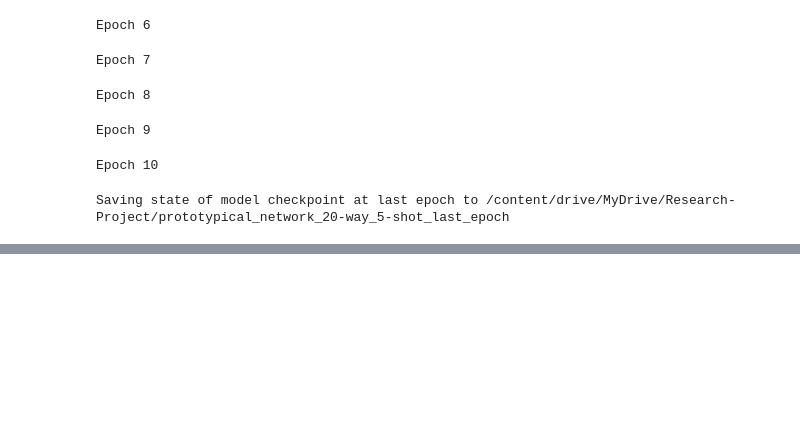
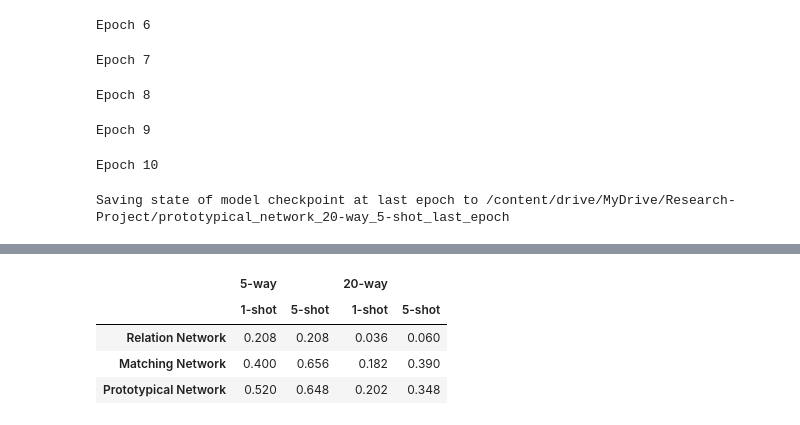
Before and after one commit to jwells52/creating-ai-enabled-systems, a Jupyter notebook: Research Project/notebooks/fsl_experiment1_new.ipynb, the cells around one changed output, grey strips where cells are left out. Cells and saved outputs as stored; diff of their text form; code cells hidden in the pictures; blank space fills up the shorter version.

```diff
--- a/Research Project/notebooks/fsl_experiment1_new.ipynb
+++ b/Research Project/notebooks/fsl_experiment1_new.ipynb
@@ -236,15 +253,16 @@ def get_accuracy_table(networks, test_dataset, verbose=True, device=device):
 # %%
-# Load pretrained backbones
-cnn = resnet18()
+############################
+# Load pretrained networks
+#############################
+cnn = resnet18(weights='DEFAULT')
+cnn.fc = torch.nn.Flatten()
 resnet_extractor = create_feature_extractor(cnn, return_nodes=['layer4.1.bn2'])
 feature_extractor = FeatureExtractor(resnet_extractor, 'layer4.1.bn2')
 
 pretrained_networks = {
-    'Transductive Finetuning': TransductiveFinetuning(pretrained_cnn).to(device),
     'Relation Network': RelationNetworks(feature_extractor, feature_dimension=512).to(device),
-    'Matching Network': MatchingNetworks(pretrained_cnn, feature_dimension=512).to(device),
-    'Prototypical Network': PrototypicalNetworks(pretrained_cnn).to(device),
-    'Simple Shot': SimpleShot(pretrained_cnn).to(device)
+    'Matching Network': MatchingNetworks(cnn, feature_dimension=512).to(device),
+    'Prototypical Network': PrototypicalNetworks(cnn).to(device),
 }
 # %%
-pretained_acc_table = get_accuracy_table(pretrained_networks)
+pretained_acc_table = get_accuracy_table(pretrained_networks, test_dataset, n_ways, n_shots, n_query)
@@ -263 +282,9 @@ def load_networks_from_checkpint(key_name, n_ways, n_shots, backbone, network, *
+# %%
+pretained_acc_table
+# %% [output]
+|  | 5-way |  | 20-way |  |
+|  | 1-shot | 5-shot | 1-shot | 5-shot |
+| Relation Network | 0.208 | 0.208 | 0.036 | 0.060 |
+| Matching Network | 0.400 | 0.656 | 0.182 | 0.390 |
+| Prototypical Network | 0.520 | 0.648 | 0.202 | 0.348 |
 # %%
```
Also changed, not shown: parts of 17 cells of this notebook.
